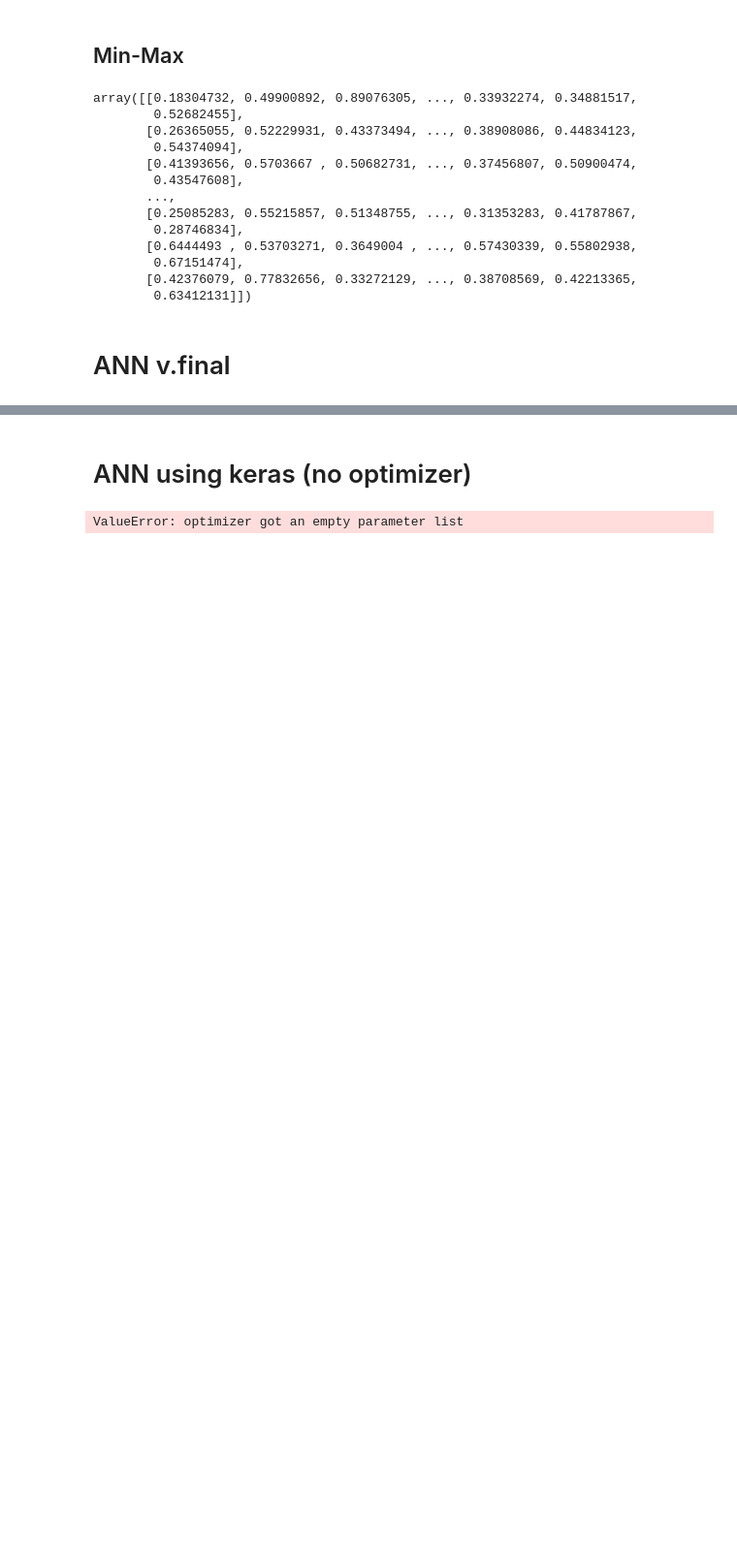
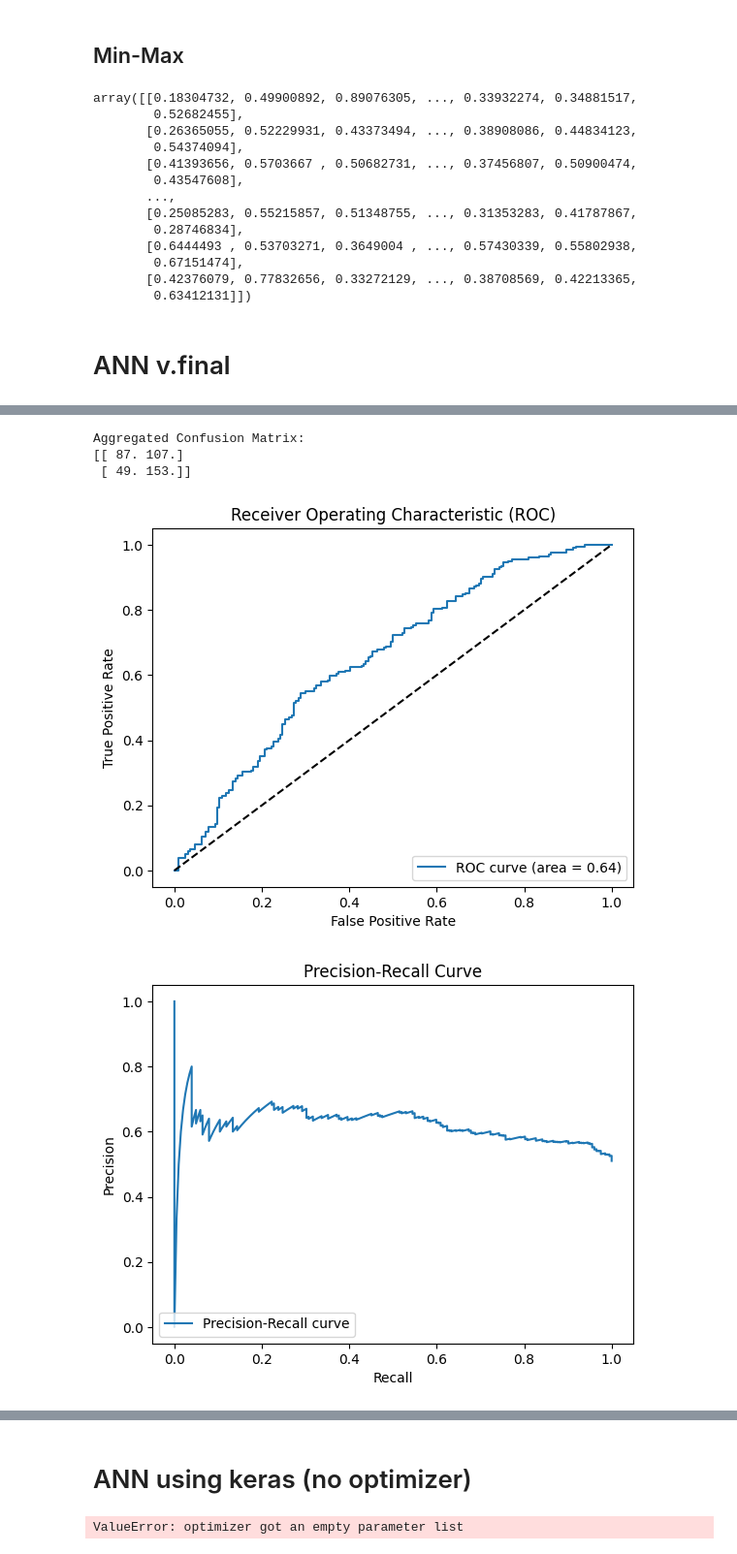
Before and after one commit to jamesxleon/DataMiningProjects, a Jupyter notebook: ANN/ANN.ipynb, the cells around one changed output, grey strips where cells are left out. Shown at 97% size. Saved outputs shown, nothing was run; the diff lists cells and outputs as text; code cells hidden in the pictures; blank space fills up the shorter version.

```diff
--- a/ANN/ANN.ipynb
+++ b/ANN/ANN.ipynb
@@ -138,9 +138,9 @@ def multi_neuron_model(input_dim, num_neurons, optimizer):
 
 def multilayer_model(input_dim, num_layers, num_neurons_per_layer, activation_function, optimizer):
     model = Sequential()
-    model.add(Dense(num_neurons_per_layer, input_dim=input_dim, activation=activation_function))
-    for _ in range(1, num_layers):
-        model.add(Dense(num_neurons_per_layer, activation=activation_function))
+    model.add(Dense(num_neurons_per_layer[0], input_dim=input_dim, activation=activation_function))
+    for neurons in num_neurons_per_layer[1:]:
+        model.add(Dense(neurons, activation=activation_function))
     model.add(Dense(1, activation='sigmoid'))  # Binary classification
     model.compile(optimizer=optimizer, loss='binary_crossentropy', metrics=['accuracy'])
     return model
@@ -247,0 +290,14 @@ print(conf_matrix)
+# %%
+# To get the predicted probabilities for the positive class (equivalent of predict_proba)
+y_pred_proba = best_estimator.predict(dataset_normalized).ravel()
+# %%
+# Assuming that `y_pred_proba` contains the predicted probabilities.
+# We will need to apply a threshold to convert these to binary predictions.
+y_pred_binary = (y_pred_proba > 0.5).astype(int)
+
+# Calculate the confusion matrix
+conf_matrix = confusion_matrix(labels, y_pred_binary)
+
+# Print the confusion matrix
+print("\nConfusion Matrix:")
+print(conf_matrix)
@@ -281,0 +456,44 @@ plt.show()
+# %%
+from sklearn.metrics import roc_curve, precision_recall_curve
+
+# Calculate overall confusion matrix
+print("Aggregated Confusion Matrix:")
+print(conf_matrix_sum)
+
+# Plot ROC Curve
+fpr, tpr, _ = roc_curve(all_true_labels, all_pred_probs)
+plt.figure()
+plt.plot(fpr, tpr, label=f'ROC curve (area = {mean_auc:.2f})')
+plt.plot([0, 1], [0, 1], 'k--')
+plt.xlabel('False Positive Rate')
+plt.ylabel('True Positive Rate')
+plt.title('Receiver Operating Characteristic (ROC)')
+plt.legend(loc='lower right')
+plt.show()
+
+# Plot Precision-Recall Curve
+precision, recall, _ = precision_recall_curve(all_true_labels, all_pred_probs)
+plt.figure()
+plt.plot(recall, precision, label='Precision-Recall curve')
+plt.xlabel('Recall')
+plt.ylabel('Precision')
+plt.title('Precision-Recall Curve')
+plt.legend(loc='lower left')
+plt.show()
+
+# Plot Loss Function vs. Epochs
+# Average the loss across folds for each epoch
+mean_loss_per_epoch = np.mean(loss_values, axis=0)
+plt.figure()
+plt.plot(mean_loss_per_epoch, label='Average Training Loss')
+plt.xlabel('Epochs')
+plt.ylabel('Loss')
+plt.title('Loss Function vs. Epochs')
+plt.legend()
+plt.show()
+# %% [output]
+Aggregated Confusion Matrix:
+[[ 87. 107.]
+ [ 49. 153.]]
+[figure, added]
+[figure, added]
```
Also changed, not shown: parts of 9 cells of this notebook.
